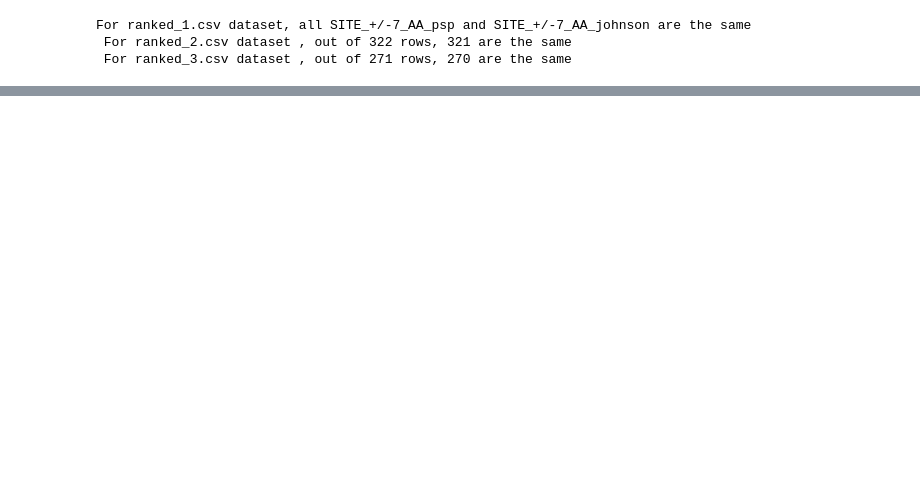
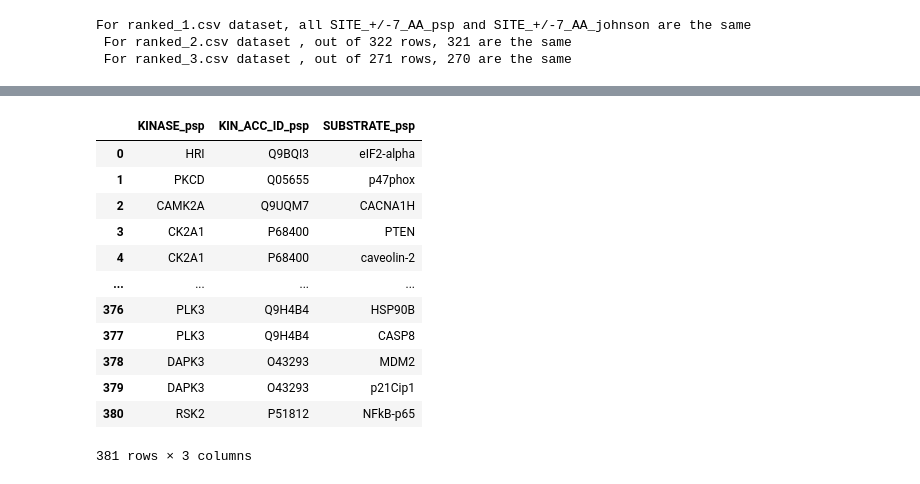
Before and after one commit to sadiatulmarzan/kinases_phosposite, a Jupyter notebook: python code/clean_ranked_data.ipynb, the cells around one changed output, grey strips where cells are left out. Drawn from its saved outputs; the diff is of its cells as text; code cells hidden in the pictures; blank space fills up the shorter version.

```diff
--- a/python code/clean_ranked_data.ipynb
+++ b/python code/clean_ranked_data.ipynb
@@ -43,0 +78,17 @@ For ranked_1.csv dataset, all SITE_+/-7_AA_psp and SITE_+/-7_AA_johnson are the
+# %%
+df_freq = df[['KINASE_psp', 'KIN_ACC_ID_psp', 'SUBSTRATE_psp']]
+df_freq
+# %% [output]
+|  | KINASE_psp | KIN_ACC_ID_psp | SUBSTRATE_psp |
+| 0 | HRI | Q9BQI3 | eIF2-alpha |
+| 1 | PKCD | Q05655 | p47phox |
+| 2 | CAMK2A | Q9UQM7 | CACNA1H |
+| 3 | CK2A1 | P68400 | PTEN |
+| 4 | CK2A1 | P68400 | caveolin-2 |
+| ... | ... | ... | ... |
+| 376 | PLK3 | Q9H4B4 | HSP90B |
+| 377 | PLK3 | Q9H4B4 | CASP8 |
+| 378 | DAPK3 | O43293 | MDM2 |
+| 379 | DAPK3 | O43293 | p21Cip1 |
+| 380 | RSK2 | P51812 | NFkB-p65 |
+381 rows × 3 columns
```
Also changed, not shown: parts of 6 cells of this notebook, 3 other files.
